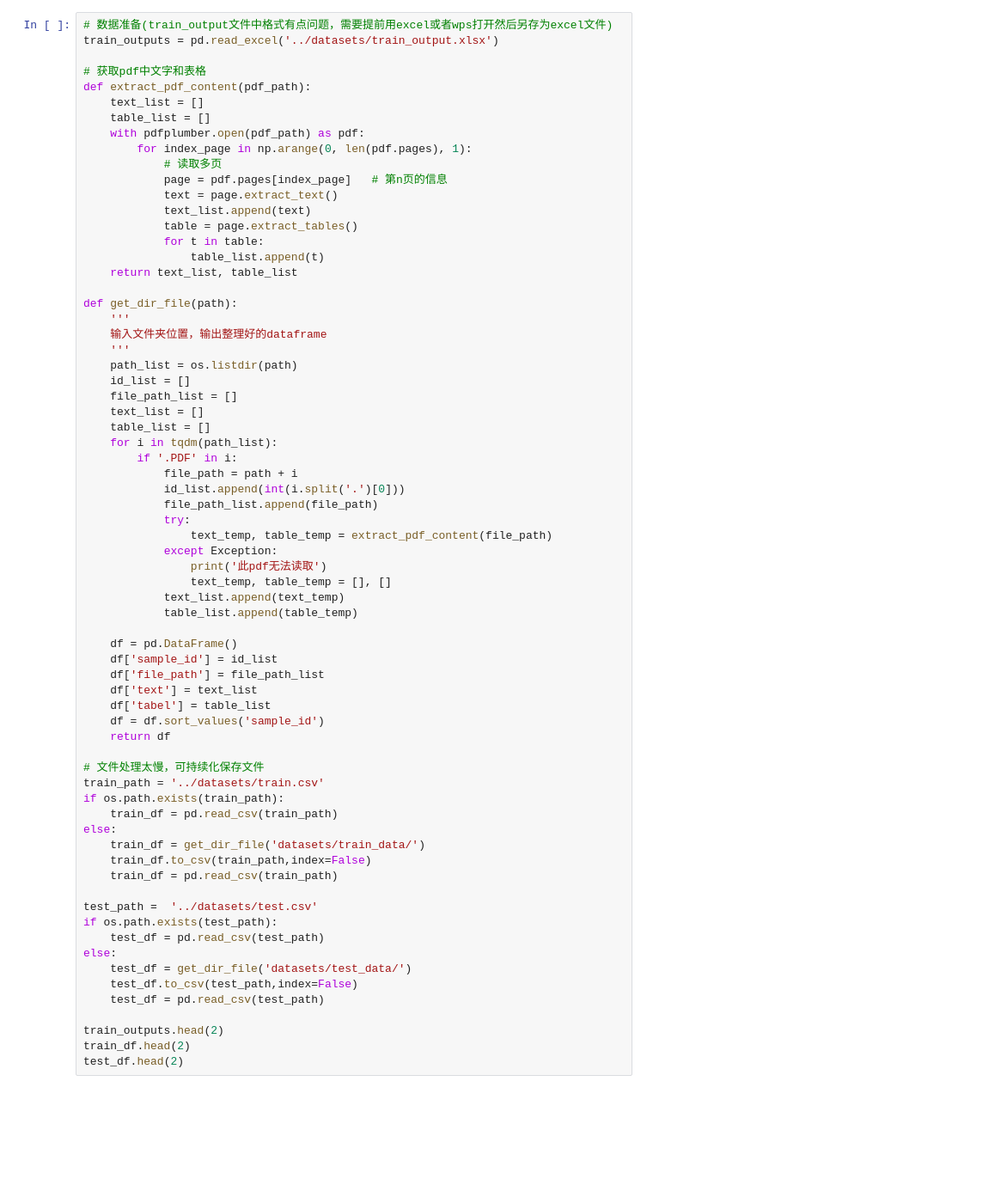
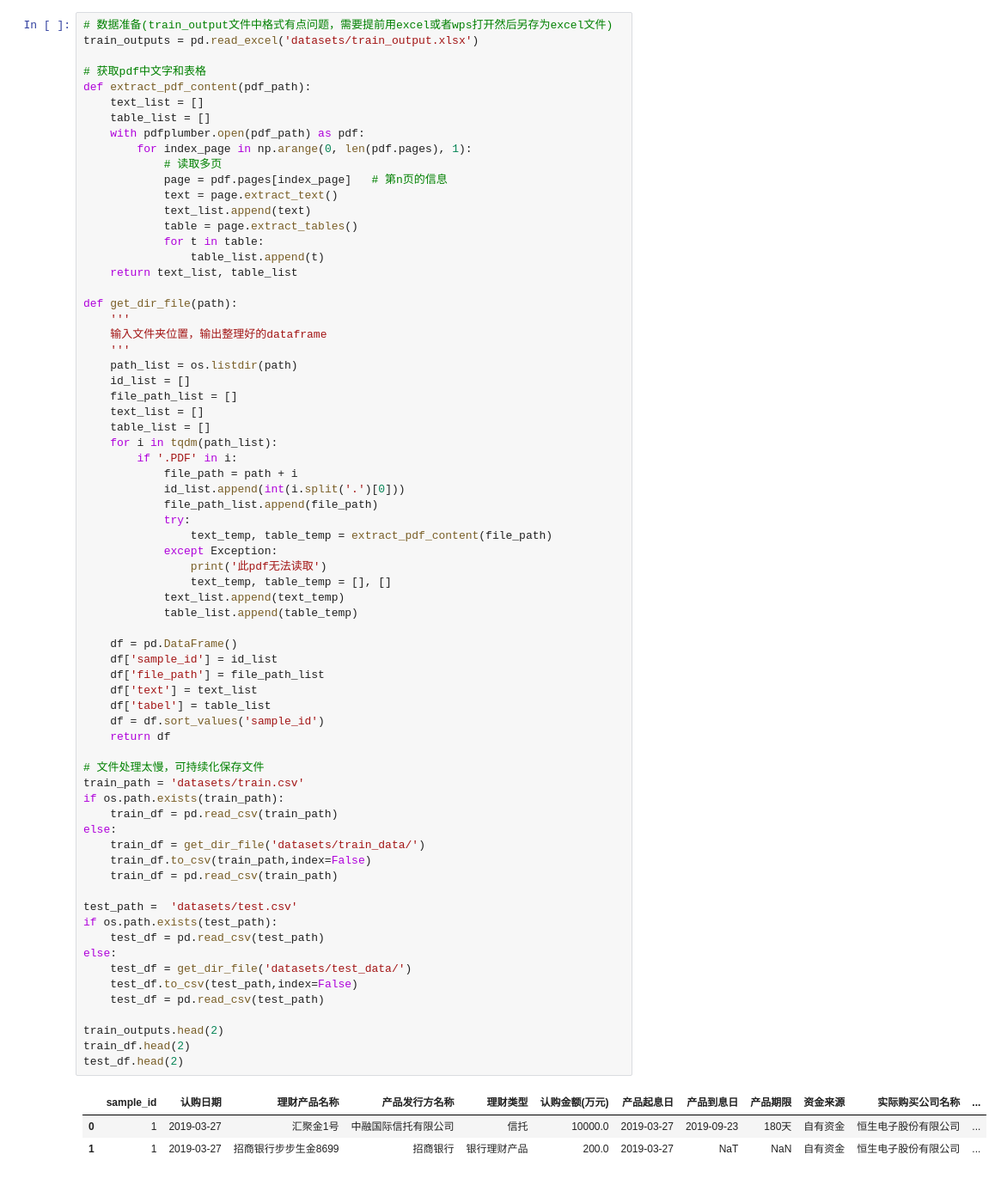
Before and after one commit to lsqlhl5862/baseline_qqcywdj, a Jupyter notebook: baseline_text_only.ipynb, the cells around one changed output. Shown: that part at 86% size. Cells and saved outputs as stored; diff of their text form; blank space fills up the shorter version.

```diff
--- a/baseline_text_only.ipynb
+++ b/baseline_text_only.ipynb
@@ -19,7 +20,7 @@ from tgrocery import Grocery
 import jieba
 # %%
 # 数据准备(train_output文件中格式有点问题，需要提前用excel或者wps打开然后另存为excel文件)
-train_outputs = pd.read_excel('../datasets/train_output.xlsx')
+train_outputs = pd.read_excel('datasets/train_output.xlsx')
 
 # 获取pdf中文字和表格
 def extract_pdf_content(pdf_path):
@@ -57,32 +58,36 @@ def get_dir_file(path):
                 text_temp, table_temp = [], []
             text_list.append(text_temp)
             table_list.append(table_temp)
 
     df = pd.DataFrame()
     df['sample_id'] = id_list
     df['file_path'] = file_path_list
     df['text'] = text_list
     df['tabel'] = table_list
     df = df.sort_values('sample_id')
     return df
 
 # 文件处理太慢，可持续化保存文件
-train_path = '../datasets/train.csv'
+train_path = 'datasets/train.csv'
 if os.path.exists(train_path):
     train_df = pd.read_csv(train_path)
 else:
     train_df = get_dir_file('datasets/train_data/')
     train_df.to_csv(train_path,index=False)
     train_df = pd.read_csv(train_path)
 
-test_path =  '../datasets/test.csv'
+test_path =  'datasets/test.csv'
 if os.path.exists(test_path):
     test_df = pd.read_csv(test_path)
 else:
     test_df = get_dir_file('datasets/test_data/')
     test_df.to_csv(test_path,index=False)
     test_df = pd.read_csv(test_path)
 
 train_outputs.head(2)
 train_df.head(2)
 test_df.head(2)
+# %% [output]
+|  | sample_id | 认购日期 | 理财产品名称 | 产品发行方名称 | 理财类型 | 认购金额(万元) | 产品起息日 | 产品到息日 | 产品期限 | 资金来源 | 实际购买公司名称 | ... |
+| 0 | 1 | 2019-03-27 | 汇聚金1号 | 中融国际信托有限公司 | 信托 | 10000.0 | 2019-03-27 | 2019-09-23 | 180天 | 自有资金 | 恒生电子股份有限公司 | ... |
+| 1 | 1 | 2019-03-27 | 招商银行步步生金8699 | 招商银行 | 银行理财产品 | 200.0 | 2019-03-27 | NaT | NaN | 自有资金 | 恒生电子股份有限公司 | ... |
```
Also changed, not shown: parts of 18 cells of this notebook.
